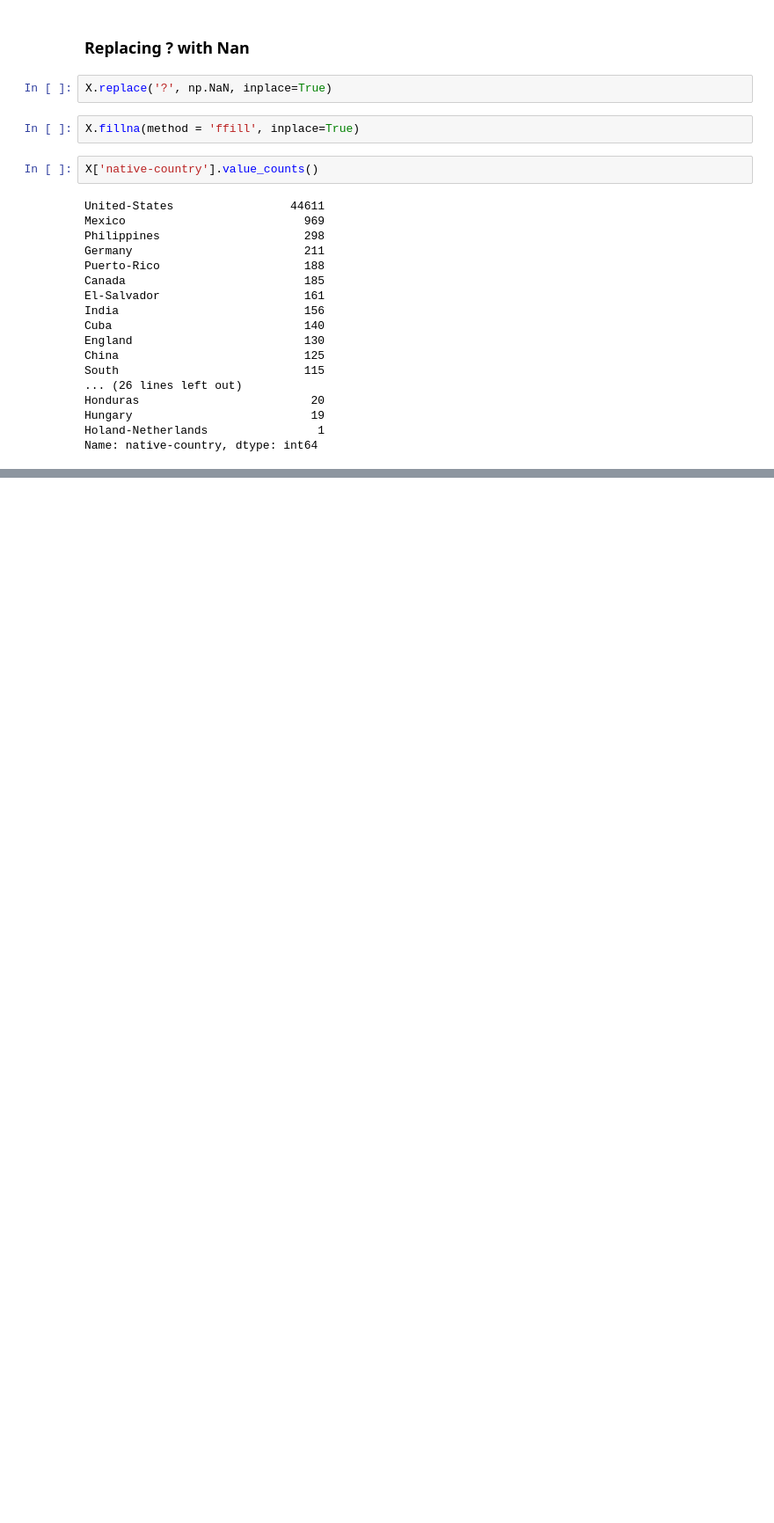
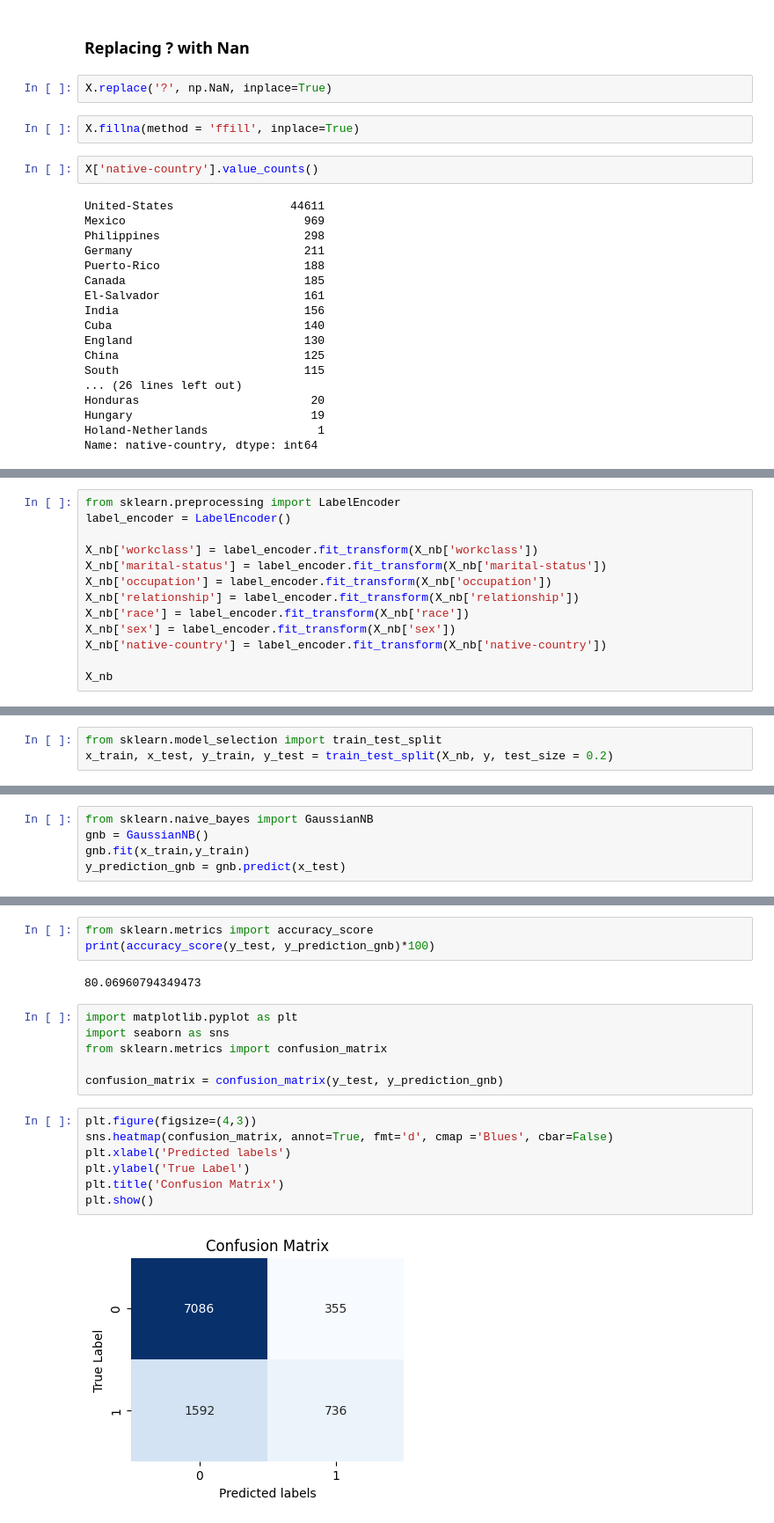
Before and after one commit to Lafri-13/Adult-Census-Income-Classification, a Jupyter notebook: CM2604_ML_CW.ipynb, the cells around one changed output, grey strips where cells are left out. Shown at 88% size. Saved outputs shown, nothing was run; the diff lists cells and outputs as text; blank space fills up the shorter version.

Commit message:
Removed y from X and trained the model and got the accuracy and stuffs

```diff
--- a/CM2604_ML_CW.ipynb
+++ b/CM2604_ML_CW.ipynb
@@ -218,0 +240,13 @@ Name: native-country, dtype: int64
+# %%
+from sklearn.preprocessing import LabelEncoder
+label_encoder = LabelEncoder()
+
+X_nb['workclass'] = label_encoder.fit_transform(X_nb['workclass'])
+X_nb['marital-status'] = label_encoder.fit_transform(X_nb['marital-status'])
+X_nb['occupation'] = label_encoder.fit_transform(X_nb['occupation'])
+X_nb['relationship'] = label_encoder.fit_transform(X_nb['relationship'])
+X_nb['race'] = label_encoder.fit_transform(X_nb['race'])
+X_nb['sex'] = label_encoder.fit_transform(X_nb['sex'])
+X_nb['native-country'] = label_encoder.fit_transform(X_nb['native-country'])
+
+X_nb
@@ -218,0 +269,3 @@ Name: native-country, dtype: int64
+# %%
+from sklearn.model_selection import train_test_split
+x_train, x_test, y_train, y_test = train_test_split(X_nb, y, test_size = 0.2)
@@ -218,0 +274,5 @@ Name: native-country, dtype: int64
+# %%
+from sklearn.naive_bayes import GaussianNB
+gnb = GaussianNB()
+gnb.fit(x_train,y_train)
+y_prediction_gnb = gnb.predict(x_test)
@@ -218,0 +291,20 @@ Name: native-country, dtype: int64
+# %%
+from sklearn.metrics import accuracy_score
+print(accuracy_score(y_test, y_prediction_gnb)*100)
+# %% [output]
+80.06960794349473
+# %%
+import matplotlib.pyplot as plt
+import seaborn as sns
+from sklearn.metrics import confusion_matrix
+
+confusion_matrix = confusion_matrix(y_test, y_prediction_gnb)
+# %%
+plt.figure(figsize=(4,3))
+sns.heatmap(confusion_matrix, annot=True, fmt='d', cmap ='Blues', cbar=False)
+plt.xlabel('Predicted labels')
+plt.ylabel('True Label')
+plt.title('Confusion Matrix')
+plt.show()
+# %% [output]
+[figure, added]
```
Also changed, not shown: parts of 22 cells of this notebook.
